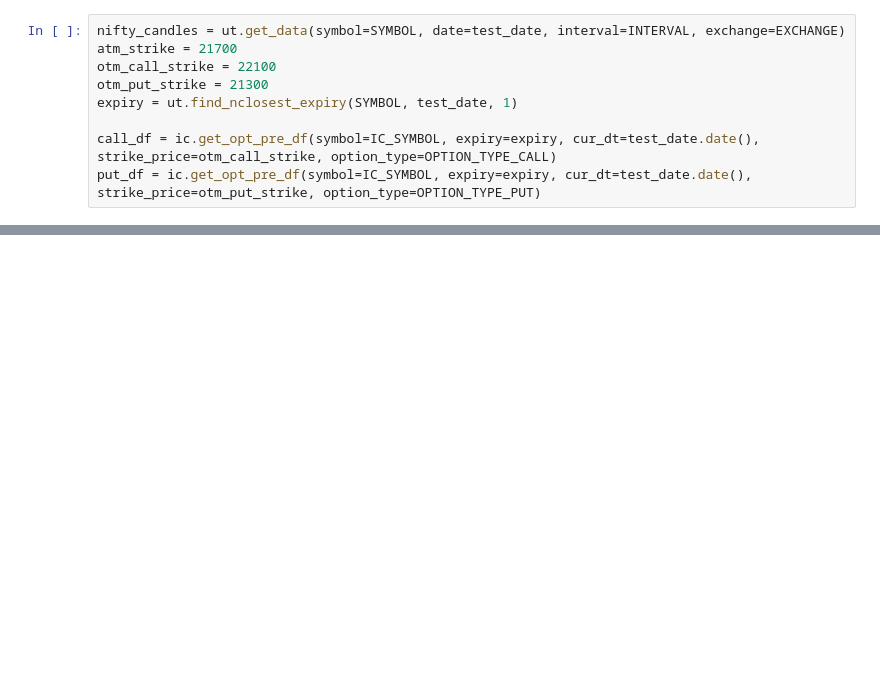
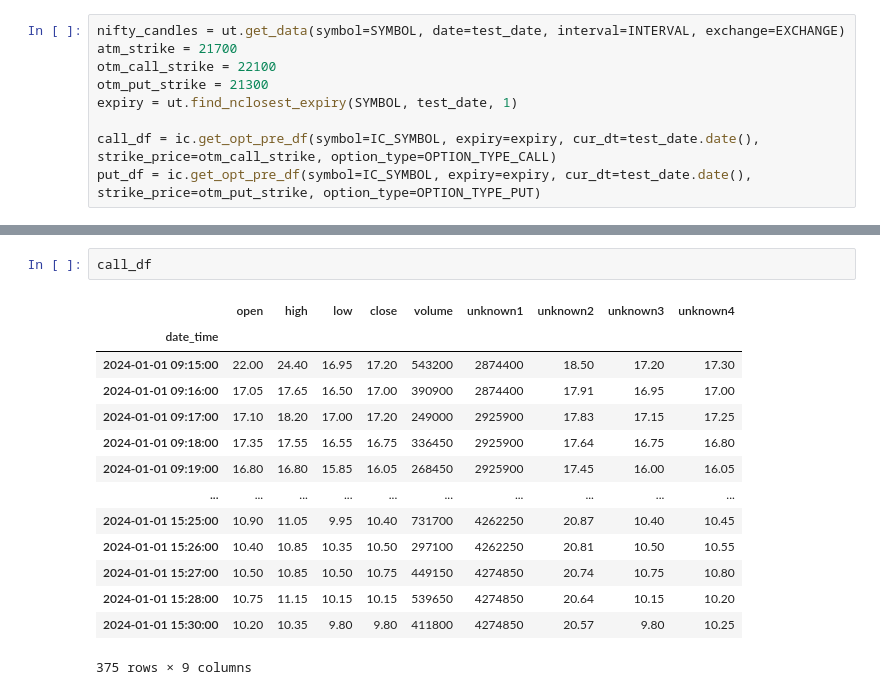
Before and after one commit to nitmnit/nifty-analysis, a Jupyter notebook: h8-peak-dip-scalping.ipynb, the cells around one changed output, grey strips where cells are left out. Drawn from its saved outputs; the diff is of its cells as text; blank space fills up the shorter version.

```diff
--- a/h8-peak-dip-scalping.ipynb
+++ b/h8-peak-dip-scalping.ipynb
@@ -241,0 +233,17 @@ Name: volume, Length: 375, dtype: int64
+# %%
+call_df
+# %% [output]
+|  | open | high | low | close | volume | unknown1 | unknown2 | unknown3 | unknown4 |
+| date_time |  |  |  |  |  |  |  |  |  |
+| 2024-01-01 09:15:00 | 22.00 | 24.40 | 16.95 | 17.20 | 543200 | 2874400 | 18.50 | 17.20 | 17.30 |
+| 2024-01-01 09:16:00 | 17.05 | 17.65 | 16.50 | 17.00 | 390900 | 2874400 | 17.91 | 16.95 | 17.00 |
+| 2024-01-01 09:17:00 | 17.10 | 18.20 | 17.00 | 17.20 | 249000 | 2925900 | 17.83 | 17.15 | 17.25 |
+| 2024-01-01 09:18:00 | 17.35 | 17.55 | 16.55 | 16.75 | 336450 | 2925900 | 17.64 | 16.75 | 16.80 |
+| 2024-01-01 09:19:00 | 16.80 | 16.80 | 15.85 | 16.05 | 268450 | 2925900 | 17.45 | 16.00 | 16.05 |
+| ... | ... | ... | ... | ... | ... | ... | ... | ... | ... |
+| 2024-01-01 15:25:00 | 10.90 | 11.05 | 9.95 | 10.40 | 731700 | 4262250 | 20.87 | 10.40 | 10.45 |
+| 2024-01-01 15:26:00 | 10.40 | 10.85 | 10.35 | 10.50 | 297100 | 4262250 | 20.81 | 10.50 | 10.55 |
+| 2024-01-01 15:27:00 | 10.50 | 10.85 | 10.50 | 10.75 | 449150 | 4274850 | 20.74 | 10.75 | 10.80 |
+| 2024-01-01 15:28:00 | 10.75 | 11.15 | 10.15 | 10.15 | 539650 | 4274850 | 20.64 | 10.15 | 10.20 |
+| 2024-01-01 15:30:00 | 10.20 | 10.35 | 9.80 | 9.80 | 411800 | 4274850 | 20.57 | 9.80 | 10.25 |
+375 rows × 9 columns
```
Also changed, not shown: parts of 3 cells of this notebook.
